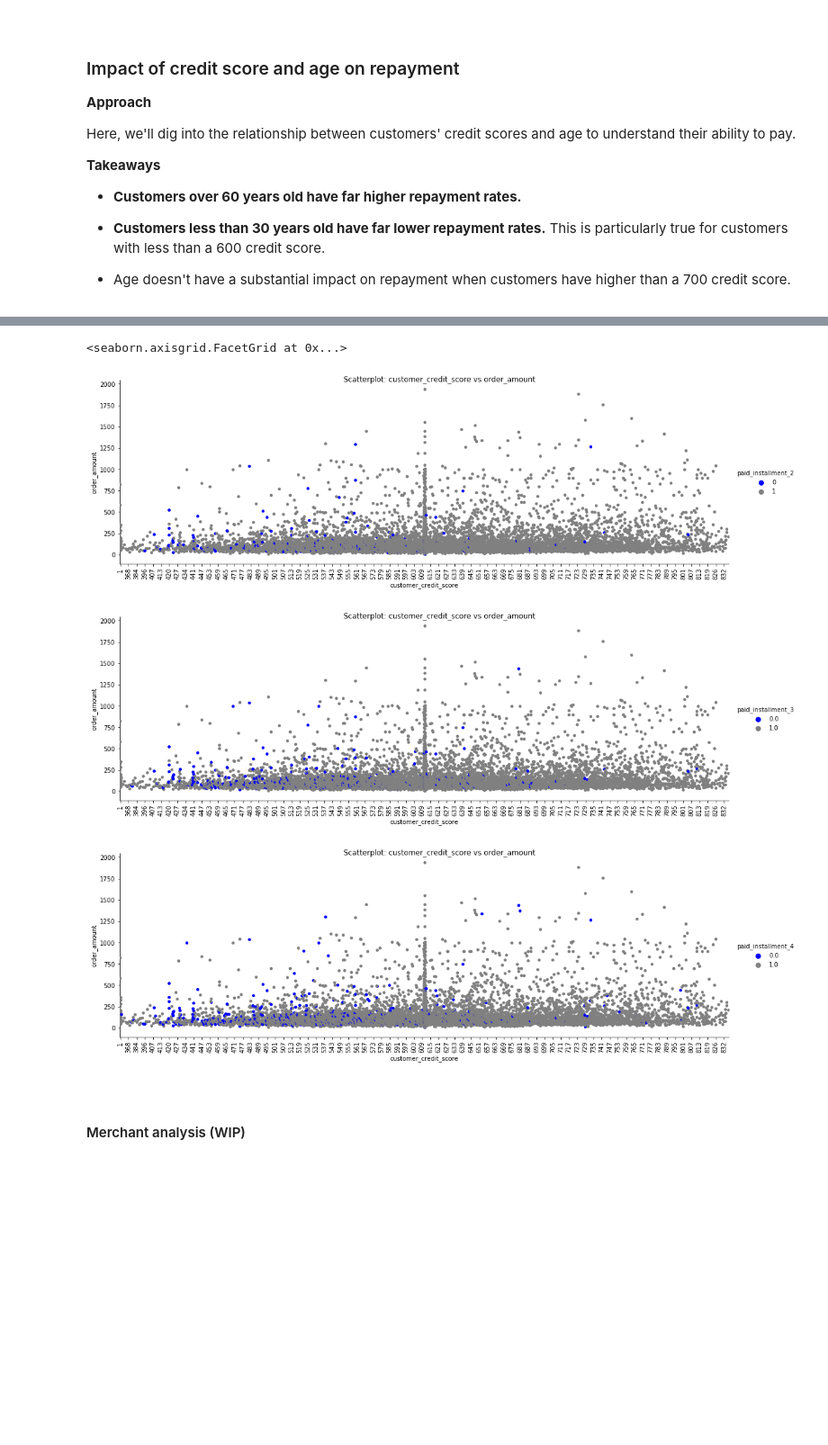
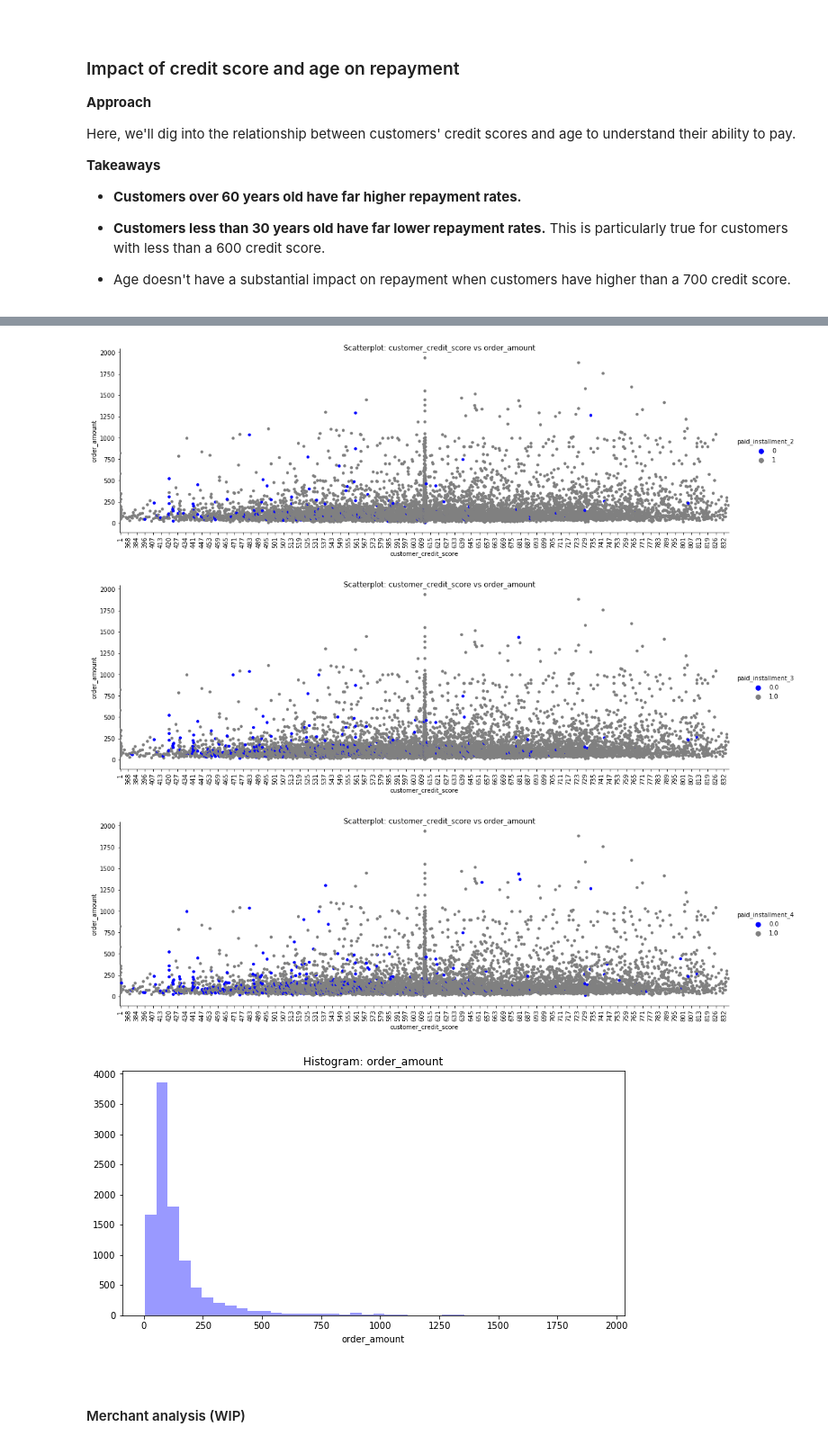
Before and after one commit to gordonsilvera/quadpay_analysis, a Jupyter notebook: notebooks/02_data_viz_analysis.ipynb, the cells around one changed output, grey strips where cells are left out. Shown at 90% size. Cells and saved outputs as stored; diff of their text form; code cells hidden in the pictures; blank space fills up the shorter version.

```diff
--- a/notebooks/02_data_viz_analysis.ipynb
+++ b/notebooks/02_data_viz_analysis.ipynb
@@ -164,17 +147,21 @@ viz.get_scatterplot(orders, x = "customer_age", y = "customer_credit_score", hei
 # %%
 
-viz.get_scatterplot(orders, x = "customer_credit_score", y = "order_amount", height = 5, width = 15, hue = "paid_installment_2")
-viz.get_scatterplot(orders, x = "customer_credit_score", y = "order_amount", height = 5, width = 15, hue = "paid_installment_3")
-viz.get_scatterplot(orders, x = "customer_credit_score", y = "order_amount", height = 5, width = 15, hue = "paid_installment_4")
+p2 = viz.get_scatterplot(orders, x = "customer_credit_score", y = "order_amount", height = 5, width = 15, hue = "paid_installment_2")
+p3 = viz.get_scatterplot(orders, x = "customer_credit_score", y = "order_amount", height = 5, width = 15, hue = "paid_installment_3")
+p4 = viz.get_scatterplot(orders, x = "customer_credit_score", y = "order_amount", height = 5, width = 15, hue = "paid_installment_4")
+
+p2.savefig("Customer Credit Score vs Order Amount - Installment 2.png")
+p3.savefig("Customer Credit Score vs Order Amount - Installment 3.png")
+p4.savefig("Customer Credit Score vs Order Amount - Installment 4.png")
 # %% [output]
-<seaborn.axisgrid.FacetGrid at 0x...>
 [figure]
 [figure]
 [figure]
 # %%
-
-viz.get_historgram(
-    df=orders, x='order_amount', height=5, width=10, bins=40)
+p = viz.get_historgram(df=orders, x='order_amount', height=5, width=10, bins=40)
+# p.savefig("Histogram: Order Amount.png")
+# %% [output]
+[figure, added]
 # %% [markdown]
 <br>
 
```
Also changed, not shown: parts of 6 cells of this notebook, 6 other files.
